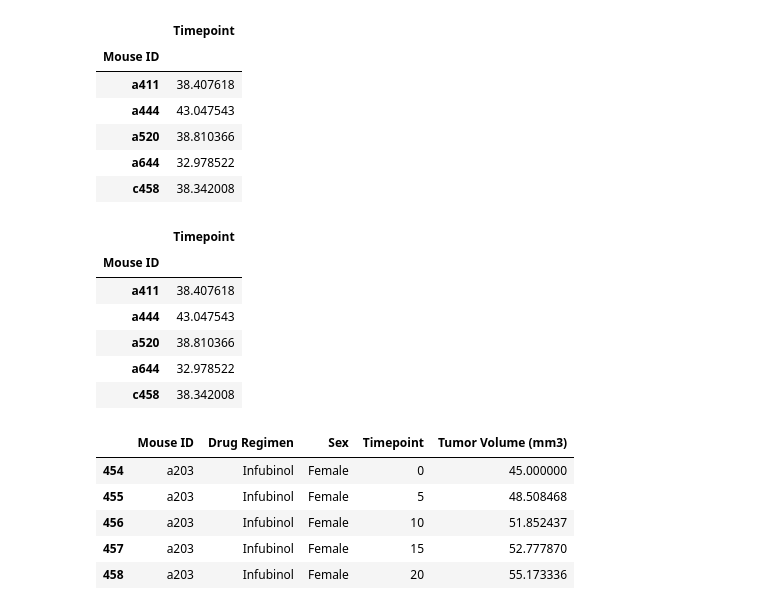
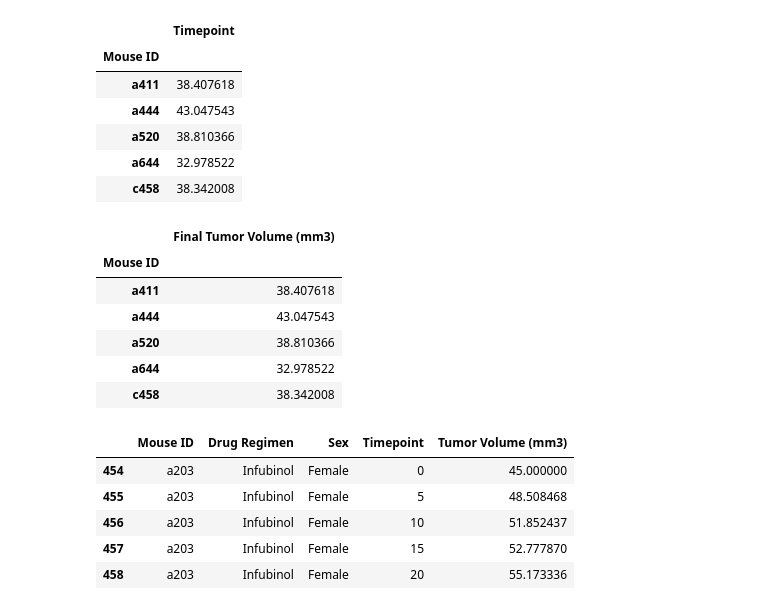
Before and after one commit to uzmabb182/Matplotlib-Assignment, a Jupyter notebook: pymaceuticals_starter_homework.ipynb, the cells around one changed output. Saved outputs shown, nothing was run; the diff lists cells and outputs as text; code cells hidden in the pictures.

```diff
--- a/pymaceuticals_starter_homework.ipynb
+++ b/pymaceuticals_starter_homework.ipynb
@@ -697,10 +698,10 @@ df2.head()
 | c458 | 38.342008 |
 # %%
 # rename columns
-df2.columns = ['Timepoint']
+df2.columns = ['Final Tumor Volume (mm3)']
 df2.head()
 # %% [output]
-|  | Timepoint |
+|  | Final Tumor Volume (mm3) |
 | Mouse ID |  |
 | a411 | 38.407618 |
 | a444 | 43.047543 |
```
Also changed, not shown: parts of 12 cells of this notebook.
